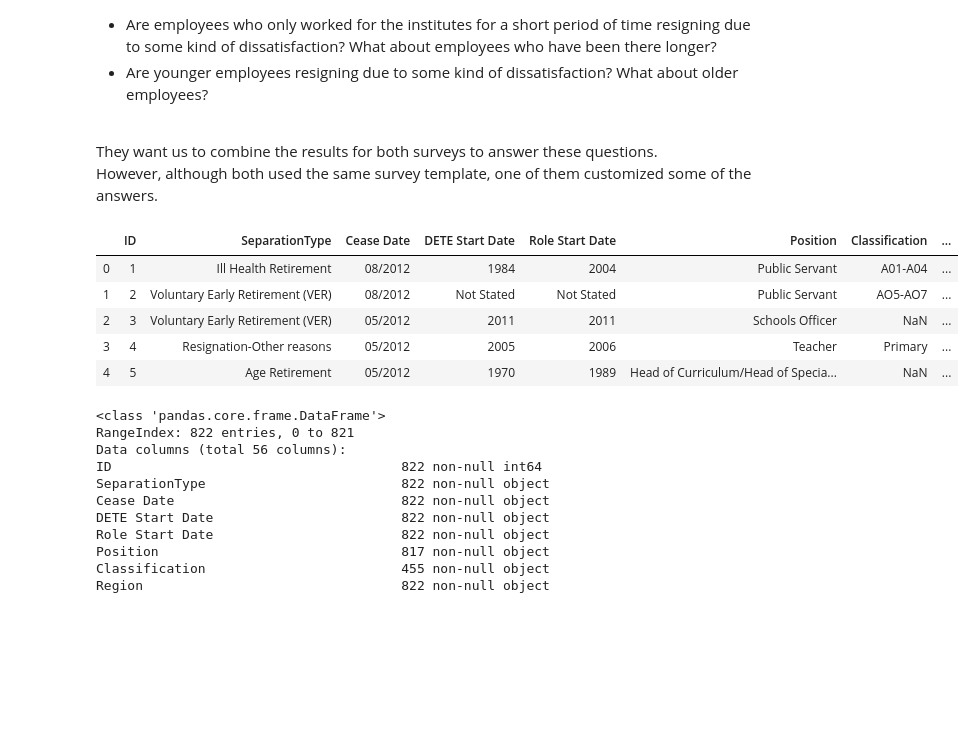
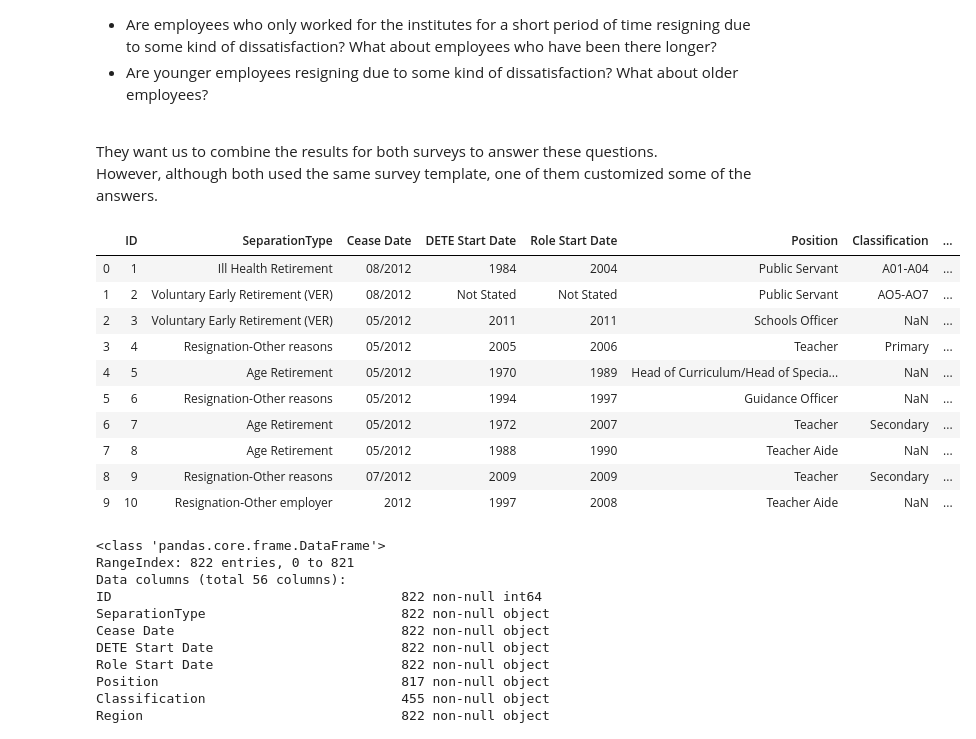
Before and after one commit to Clemo97/employee-exit-survey-analysis, a Jupyter notebook: employee-exit-survey-analysis.ipynb, the cells around one changed output. Drawn from its saved outputs; the diff is of its cells as text; code cells hidden in the pictures; blank space fills up the shorter version.

```diff
--- a/employee-exit-survey-analysis.ipynb
+++ b/employee-exit-survey-analysis.ipynb
@@ -10,19 +10,24 @@ In this project, we'll play the role of data analyst and pretend our stakeholder
 # %%
 #read in the data
 import pandas as pd
 import numpy as np
 dete_survey = pd.read_csv(r"C:\Users\lumum\Documents\Data Projects\employee-exit-survey-analysis\dete-exit-survey-january-2014.csv")
 
 #Quick exploration of the data
 pd.options.display.max_columns = 150 # to avoid truncated output
-dete_survey.head()
+dete_survey.head(10)
 # %% [output]
 |  | ID | SeparationType | Cease Date | DETE Start Date | Role Start Date | Position | Classification | ... |
 | 0 | 1 | Ill Health Retirement | 08/2012 | 1984 | 2004 | Public Servant | A01-A04 | ... |
 | 1 | 2 | Voluntary Early Retirement (VER) | 08/2012 | Not Stated | Not Stated | Public Servant | AO5-AO7 | ... |
 | 2 | 3 | Voluntary Early Retirement (VER) | 05/2012 | 2011 | 2011 | Schools Officer | NaN | ... |
 | 3 | 4 | Resignation-Other reasons | 05/2012 | 2005 | 2006 | Teacher | Primary | ... |
 | 4 | 5 | Age Retirement | 05/2012 | 1970 | 1989 | Head of Curriculum/Head of Specia... | NaN | ... |
+| 5 | 6 | Resignation-Other reasons | 05/2012 | 1994 | 1997 | Guidance Officer | NaN | ... |
+| 6 | 7 | Age Retirement | 05/2012 | 1972 | 2007 | Teacher | Secondary | ... |
+| 7 | 8 | Age Retirement | 05/2012 | 1988 | 1990 | Teacher Aide | NaN | ... |
+| 8 | 9 | Resignation-Other reasons | 07/2012 | 2009 | 2009 | Teacher | Secondary | ... |
+| 9 | 10 | Resignation-Other employer | 2012 | 1997 | 2008 | Teacher Aide | NaN | ... |
 # %%
 dete_survey.info()
 # %% [output]
```
Also changed, not shown: parts of 6 cells of this notebook.
